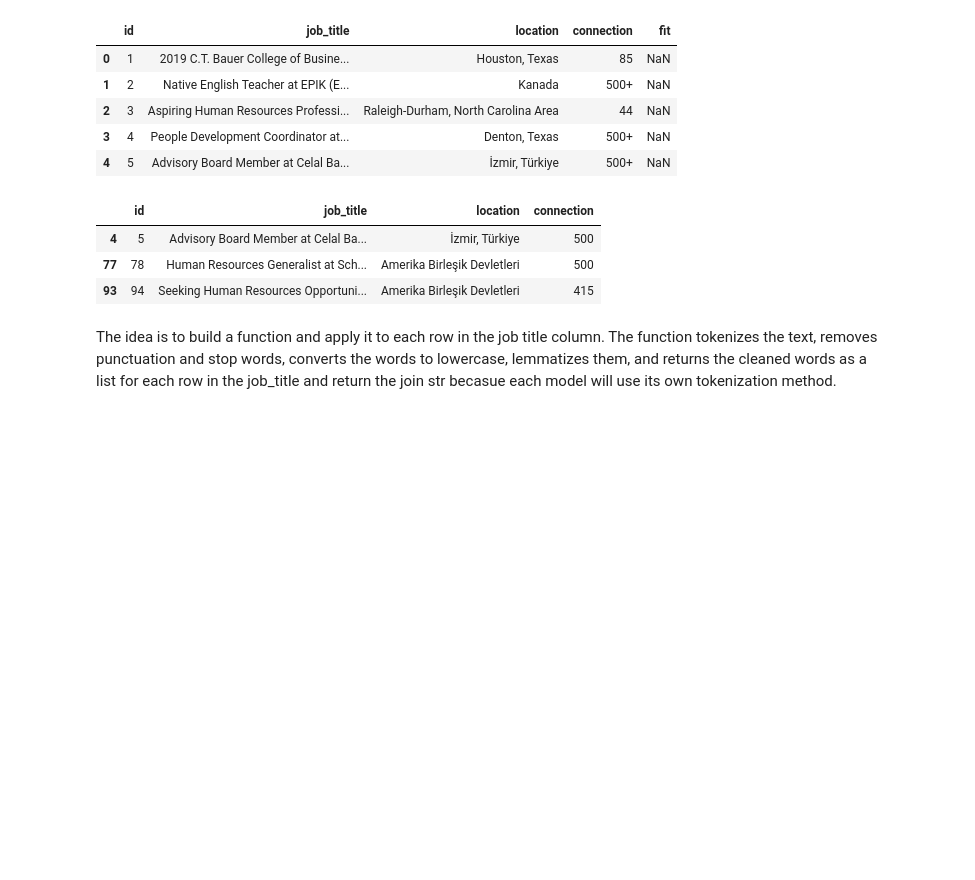
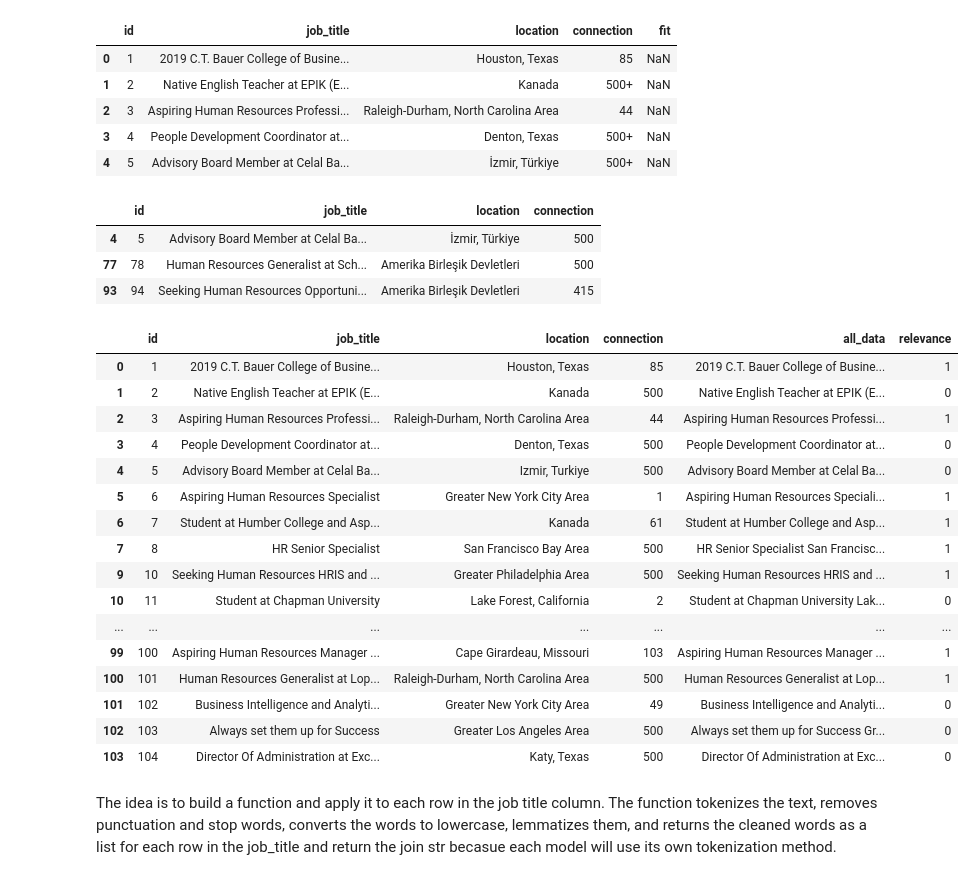
Before and after one commit to safwt-data/QwnYr0x6YtL8f4mY, a Jupyter notebook: notebooks/preprocessing.ipynb, the cells around one changed output. Drawn from its saved outputs; the diff is of its cells as text; code cells hidden in the pictures; blank space fills up the shorter version.

```diff
--- a/notebooks/preprocessing.ipynb
+++ b/notebooks/preprocessing.ipynb
@@ -45,6 +45,26 @@ labels_hr_resources = [1,0,1,0,0,1,1,1,1,0,0,
                        0,0,1,1,1,0,0,0]
 
 df['relevance'] = labels_hr_resources
+# %%
+df.head(60)
+# %% [output]
+|  | id | job_title | location | connection | all_data | relevance |
+| 0 | 1 | 2019 C.T. Bauer College of Busine... | Houston, Texas | 85 | 2019 C.T. Bauer College of Busine... | 1 |
+| 1 | 2 | Native English Teacher at EPIK (E... | Kanada | 500 | Native English Teacher at EPIK (E... | 0 |
+| 2 | 3 | Aspiring Human Resources Professi... | Raleigh-Durham, North Carolina Area | 44 | Aspiring Human Resources Professi... | 1 |
+| 3 | 4 | People Development Coordinator at... | Denton, Texas | 500 | People Development Coordinator at... | 0 |
+| 4 | 5 | Advisory Board Member at Celal Ba... | Izmir, Turkiye | 500 | Advisory Board Member at Celal Ba... | 0 |
+| 5 | 6 | Aspiring Human Resources Specialist | Greater New York City Area | 1 | Aspiring Human Resources Speciali... | 1 |
+| 6 | 7 | Student at Humber College and Asp... | Kanada | 61 | Student at Humber College and Asp... | 1 |
+| 7 | 8 | HR Senior Specialist | San Francisco Bay Area | 500 | HR Senior Specialist San Francisc... | 1 |
+| 9 | 10 | Seeking Human Resources HRIS and ... | Greater Philadelphia Area | 500 | Seeking Human Resources HRIS and ... | 1 |
+| 10 | 11 | Student at Chapman University | Lake Forest, California | 2 | Student at Chapman University Lak... | 0 |
+| ... | ... | ... | ... | ... | ... | ... |
+| 99 | 100 | Aspiring Human Resources Manager ... | Cape Girardeau, Missouri | 103 | Aspiring Human Resources Manager ... | 1 |
+| 100 | 101 | Human Resources Generalist at Lop... | Raleigh-Durham, North Carolina Area | 500 | Human Resources Generalist at Lop... | 1 |
+| 101 | 102 | Business Intelligence and Analyti... | Greater New York City Area | 49 | Business Intelligence and Analyti... | 0 |
+| 102 | 103 | Always set them up for Success | Greater Los Angeles Area | 500 | Always set them up for Success Gr... | 0 |
+| 103 | 104 | Director Of Administration at Exc... | Katy, Texas | 500 | Director Of Administration at Exc... | 0 |
 # %%
 #!python -m spacy download en_core_web_sm
 nlp = spacy.load("en_core_web_sm")
```
Also changed, not shown: 1 other file.
